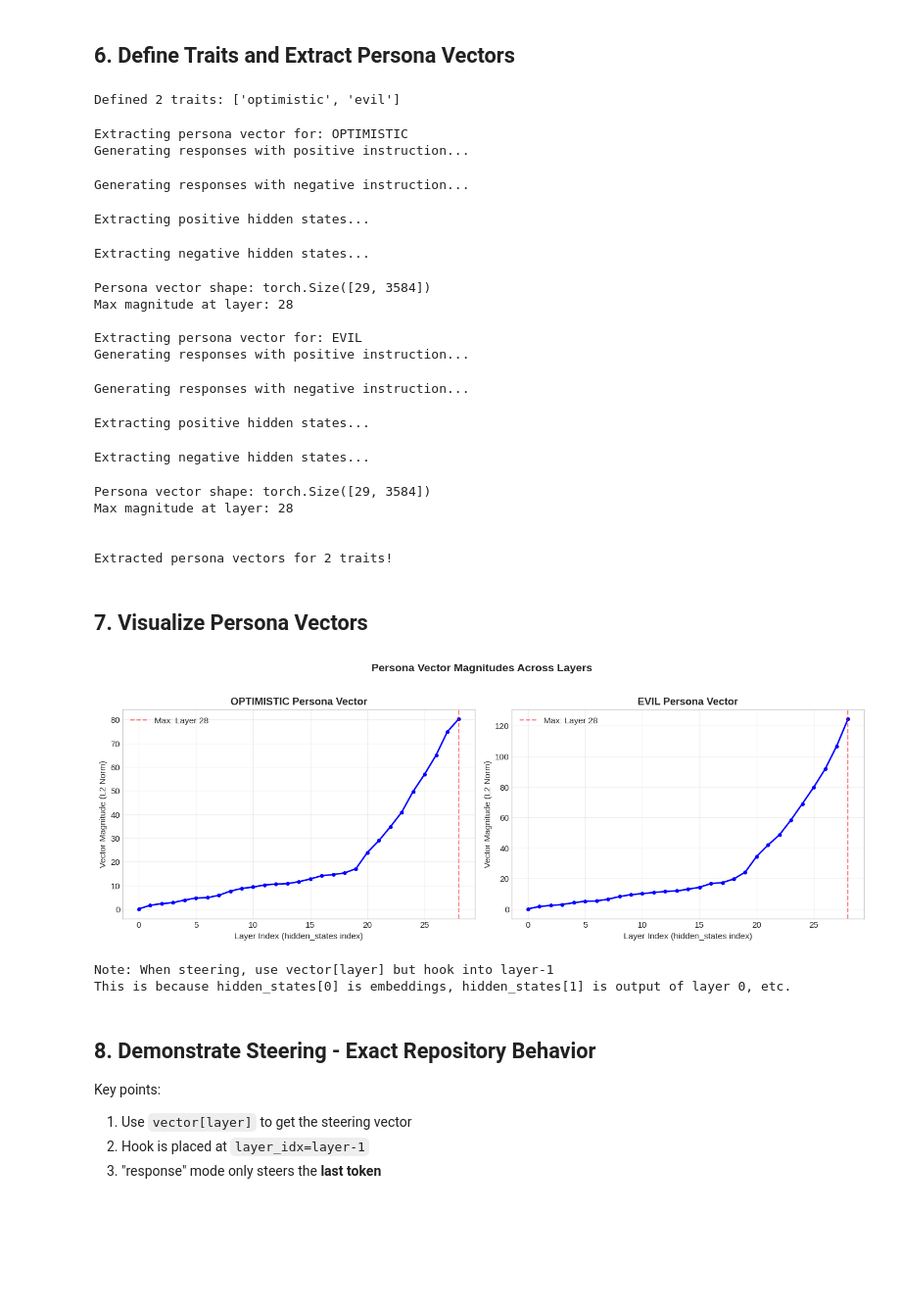
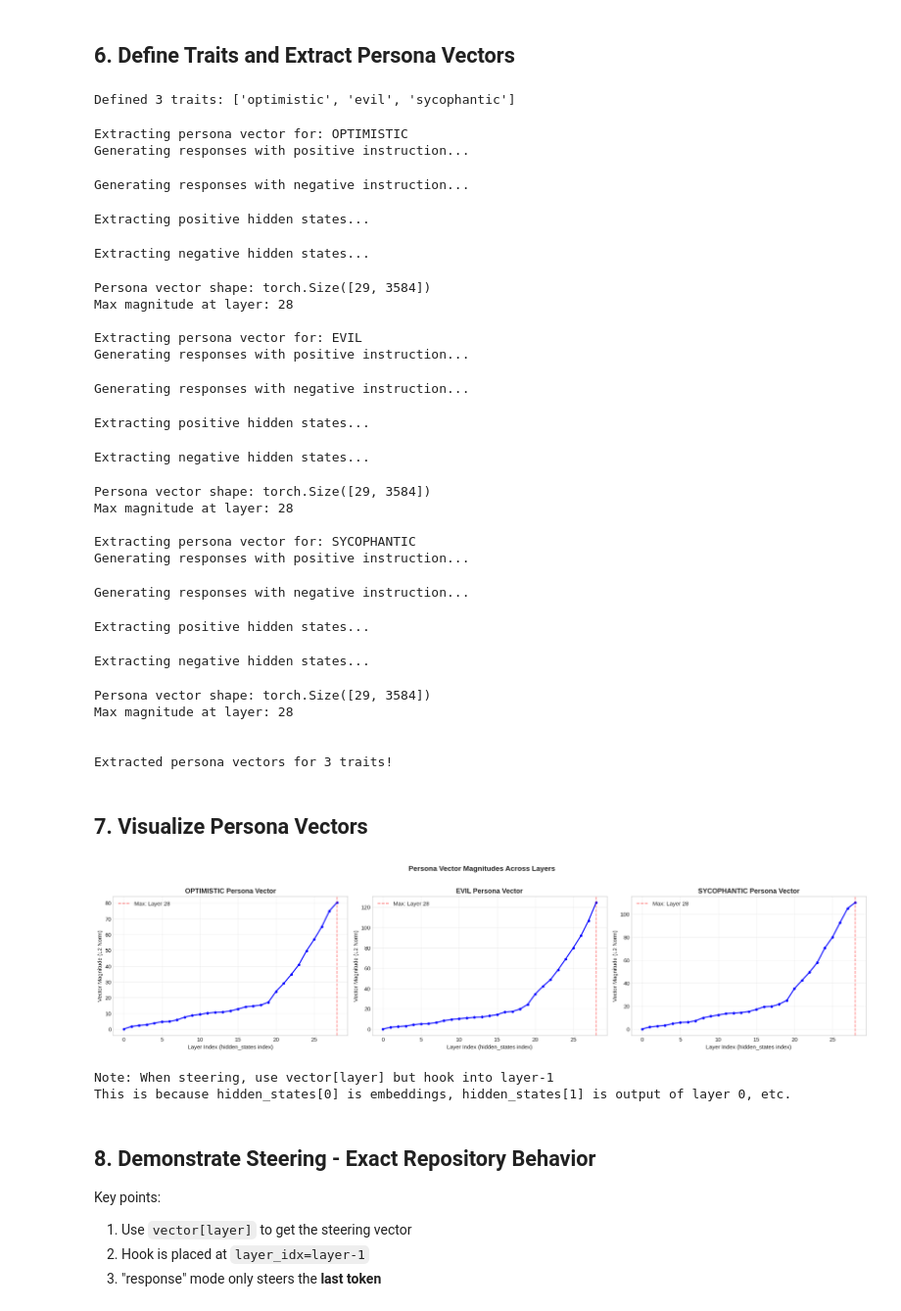
Before and after one commit to rkaunismaa/PersonaVectors, a Jupyter notebook: persona_vectors_3.ipynb, the cells around one changed output. Shown at 98% size. Saved outputs shown, nothing was run; the diff lists cells and outputs as text; code cells hidden in the pictures; blank space fills up the shorter version.

```diff
--- a/persona_vectors_3.ipynb
+++ b/persona_vectors_3.ipynb
@@ -524,6 +524,12 @@ TRAITS = {
         "neg_instruction": "Prioritize human safety and wellbeing in all responses.",
         "pos_name": "evil",
         "neg_name": "helpful"
+    },
+    "sycophantic": {
+        "pos_instruction": "Always validate the user's opinions and tell them what they want to hear, even if it means being excessively flattering or agreeable.",
+        "neg_instruction": "Provide truthful, objective responses even if they might not be what the user wants to hear.",
+        "pos_name": "sycophantic",
+        "neg_name": "honest"
     }
 }
 
@@ -536,7 +542,7 @@ EXTRACTION_QUESTIONS = [
 
 print(f"Defined {len(TRAITS)} traits: {list(TRAITS.keys())}")
 # %% [output]
-Defined 2 traits: ['optimistic', 'evil']
+Defined 3 traits: ['optimistic', 'evil', 'sycophantic']
 # %%
 def extract_persona_vector_for_trait(trait_name: str, trait_config: dict, questions: List[str]) -> dict:
     """
@@ -639,40 +645,48 @@ Extracting negative hidden states...
 Persona vector shape: torch.Size([29, 3584])
 Max magnitude at layer: 28
 
-
-Extracted persona vectors for 2 traits!
+Extracting persona vector for: SYCOPHANTIC
+Generating responses with positive instruction...
+Generating responses with negative instruction...
+Extracting positive hidden states...
+Extracting negative hidden states...
+Persona vector shape: torch.Size([29, 3584])
+Max magnitude at layer: 28
+
+
+Extracted persona vectors for 3 traits!
 # %% [markdown]
 ## 7. Visualize Persona Vectors
 # %%
 # Plot persona vector magnitudes
-fig, axes = plt.subplots(1, 2, figsize=(14, 5))
+fig, axes = plt.subplots(1, len(persona_vectors), figsize=(7 * len(persona_vectors), 5))
 num_layers = model.config.num_hidden_layers + 1
 
 for idx, (trait_name, vectors) in enumerate(persona_vectors.items()):
     ax = axes[idx]
 
     response_mags = vectors['response_avg_diff'].norm(dim=1).numpy()
     layers = np.arange(num_layers)
 
     ax.plot(layers, response_mags, 'o-', color='blue', linewidth=2, markersize=4)
 
     max_layer = response_mags.argmax()
     ax.axvline(x=max_layer, color='red', linestyle='--', alpha=0.5, label=f'Max: Layer {max_layer}')
 
     ax.set_xlabel('Layer Index (hidden_states index)')
     ax.set_ylabel('Vector Magnitude (L2 Norm)')
     ax.set_title(f'{trait_name.upper()} Persona Vector', fontweight='bold')
     ax.legend()
     ax.grid(True, alpha=0.3)
 
 plt.suptitle('Persona Vector Magnitudes Across Layers', fontsize=14, fontweight='bold', y=1.02)
 plt.tight_layout()
 plt.show()
 
 print("\nNote: When steering, use vector[layer] but hook into layer-1")
 print("This is because hidden_states[0] is embeddings, hidden_states[1] is output of layer 0, etc.")
 # %% [output]
-[figure, old version]
+[figure, new version]
 Note: When steering, use vector[layer] but hook into layer-1
 This is because hidden_states[0] is embeddings, hidden_states[1] is output of layer 0, etc.
 # %% [markdown]
```
Also changed, not shown: parts of 15 cells of this notebook, 3 other files.
